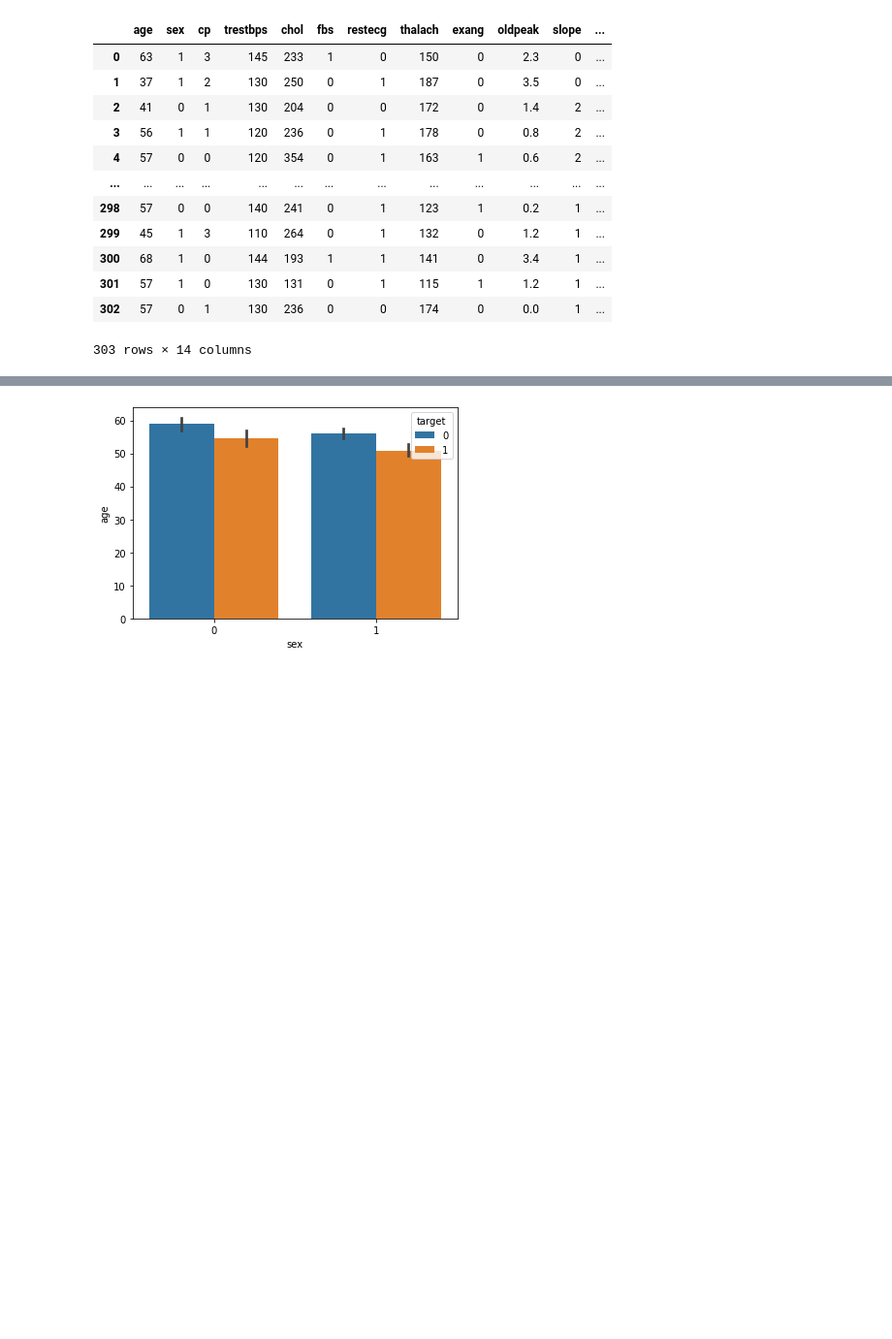
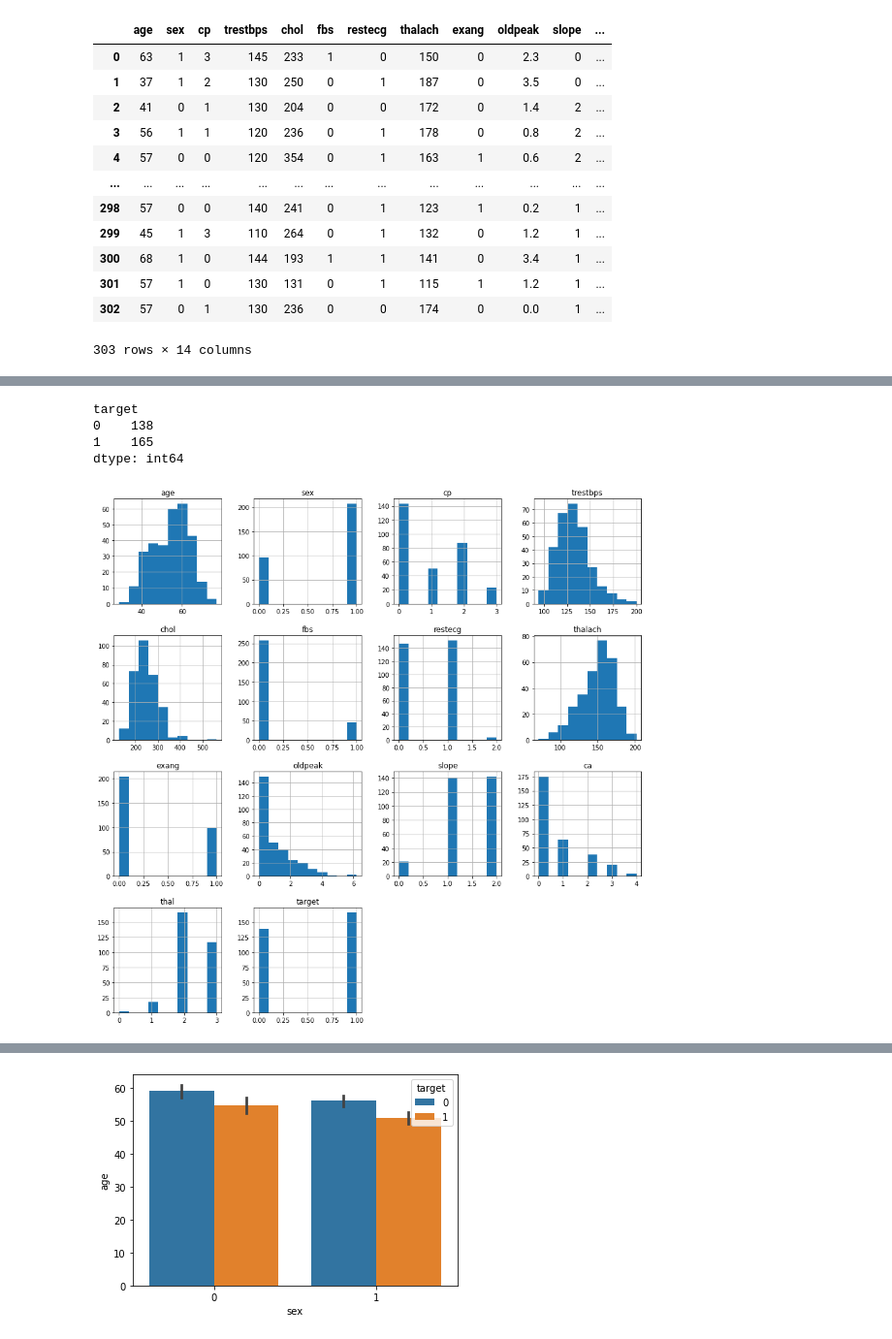
Before and after one commit to Shubhajit1997/heart-disease-prediction, a Jupyter notebook: heart_disease_predictor_model.ipynb, the cells around one changed output, grey strips where cells are left out. Shown at 97% size. Cells and saved outputs as stored; diff of their text form; code cells hidden in the pictures; blank space fills up the shorter version.

```diff
--- a/heart_disease_predictor_model.ipynb
+++ b/heart_disease_predictor_model.ipynb
@@ -124,0 +69,14 @@ sns.barplot(data["sex"],data["target"])
+# %%
+# Number of female = 138, Number of male = 165
+data.groupby("target").size()
+# %% [output]
+target
+0    138
+1    165
+dtype: int64
+# %%
+#Data exploration of all the features and printing as a histogram
+data.hist(figsize=(15,15))
+plt.show()
+# %% [output]
+[figure, added]
```
Also changed, not shown: parts of 35 cells of this notebook.
